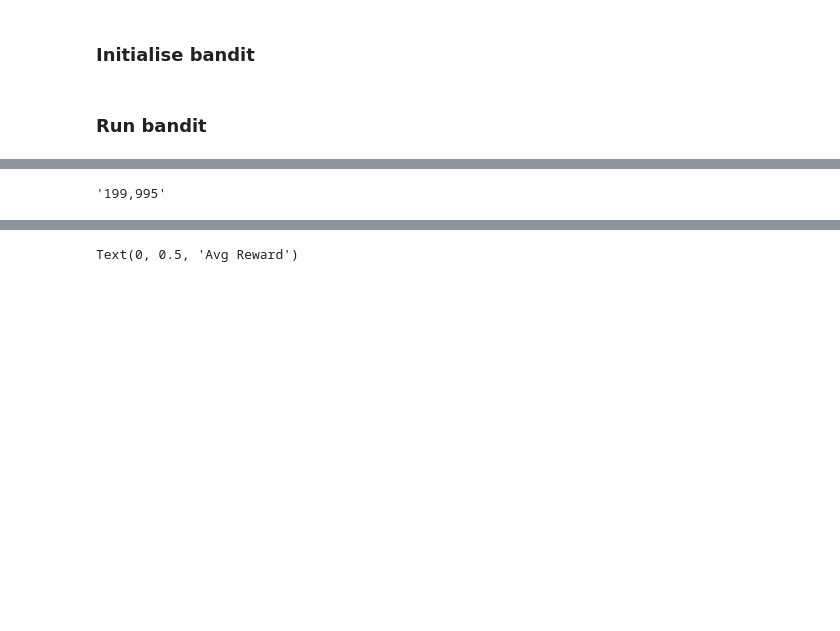
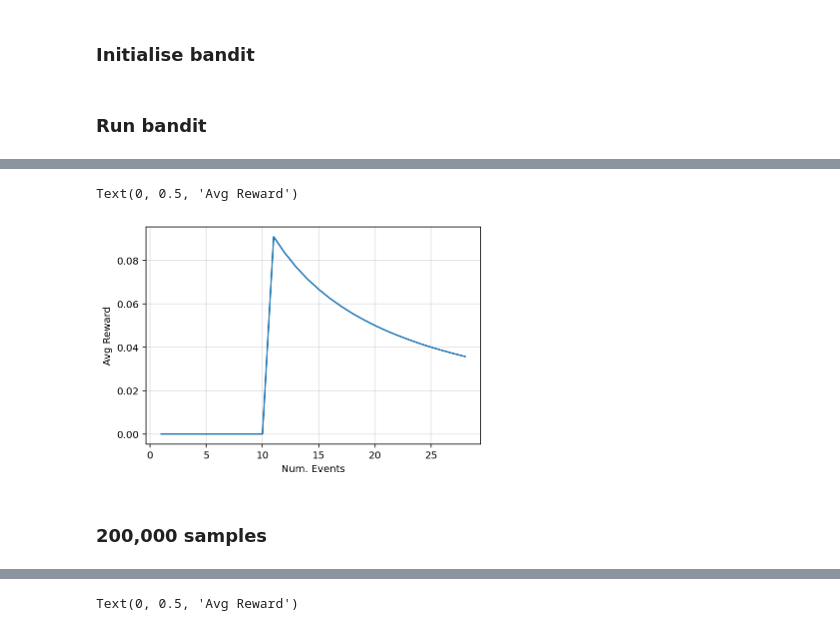
Before and after one commit to gerdm/Personalized-News-Recommendation, a Jupyter notebook: experiments/dataset_size.ipynb, the cells around one changed output, grey strips where cells are left out. Cells and saved outputs as stored; diff of their text form; code cells hidden in the pictures; blank space fills up the shorter version.

Commit message:
fix: dataset_size

```diff
--- a/experiments/dataset_size.ipynb
+++ b/experiments/dataset_size.ipynb
@@ -99,7 +99,7 @@ dataset.articles[11]
 # %% [markdown]
 ### Sample of values for testing/debugging
 # %%
-sample_size = 1_000_000
+sample_size = 400_000
 events_sample = dataset.events[:sample_size]
 
 pct_data = len(events_sample) / len(dataset.events)
@@ -118,8 +118,8 @@ articles_context_samp = []
 
 for event in tqdm(events_sample):
     chosen_article, clicked, user_features, articles_context = event
-    if len(articles_context) != 19:
-        continue
+    if len(articles_context) > 19:
+        articles_context = articles_context[:19]
 
     chosen_articles_samp.append(chosen_article)
     clicked_samp.append(clicked)
@@ -329,4 +331,12 @@ Wall time: 7.59 ms
-# %%
-f"{len(carry_hist):,}"
-# %% [output]
-'199,995'
+# %%
+T_hist = n_events_hist[carry_hist]
+# click-through-rate
+plt.plot(T_hist, avg_reward_hist)
+plt.grid(alpha=0.4)
+plt.xlabel("Num. Events")
+plt.ylabel("Avg Reward")
+# %% [output]
+Text(0, 0.5, 'Avg Reward')
+[figure, added]
+# %% [markdown]
+### 200,000 samples
```
Also changed, not shown: parts of 18 cells of this notebook.
